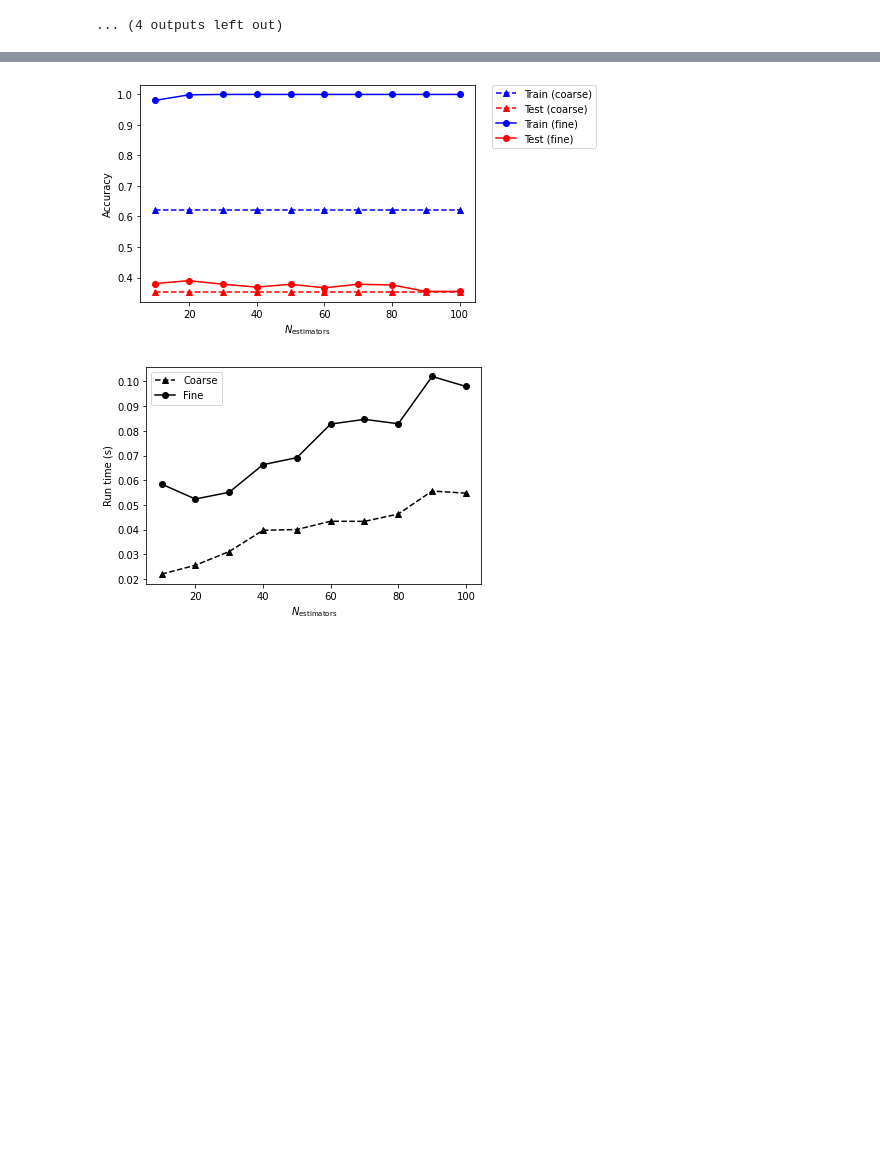
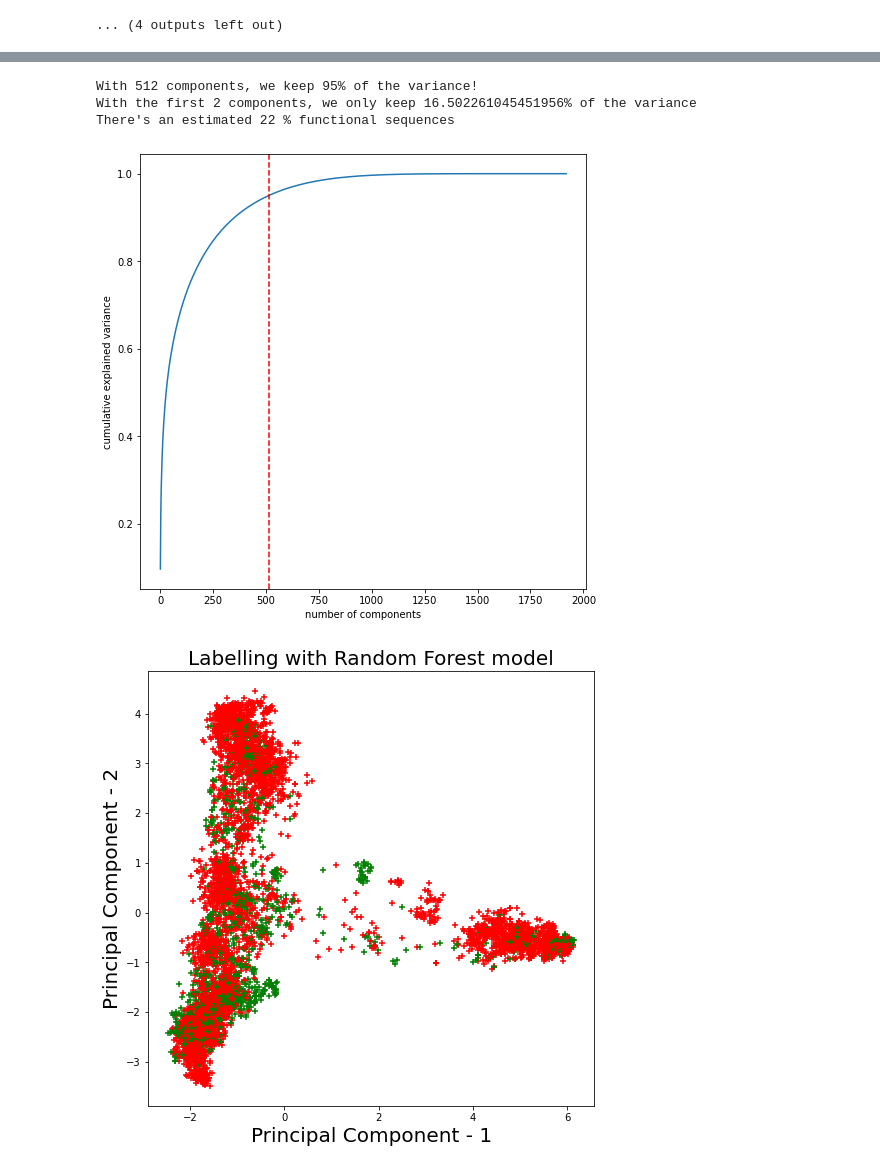
Before and after one commit to PHouzel/PCS_ML_2021, a Jupyter notebook: main.ipynb, the cells around one changed output, grey strips where cells are left out. Drawn from its saved outputs; the diff is of its cells as text; code cells hidden in the pictures; blank space fills up the shorter version.

```diff
--- a/main.ipynb
+++ b/main.ipynb
@@ -786,28 +748,26 @@ time (s)       train score    OOB estimate   test score
-# %%
-plt.figure()
-plt.plot(n_estimator_range,ETC_train_accuracy[1],'--b^',label='Train (coarse)')
-plt.plot(n_estimator_range,ETC_test_accuracy[1],'--r^',label='Test (coarse)')
-
-plt.plot(n_estimator_range,ETC_train_accuracy[0],'o-b',label='Train (fine)')
-plt.plot(n_estimator_range,ETC_test_accuracy[0],'o-r',label='Test (fine)')
-
-#plt.semilogx(lmbdas,train_accuracy_SGD,'*--b',label='SGD train')
-
-plt.xlabel('$N_\mathrm{estimators}$')
-plt.ylabel('Accuracy')
-lgd=plt.legend(bbox_to_anchor=(1.05, 1), loc=2, borderaxespad=0.)
-
-plt.show()
-
-plt.plot(n_estimator_range, run_time[1], '--k^',label='Coarse')
-plt.plot(n_estimator_range, run_time[0], 'o-k',label='Fine')
-plt.xlabel('$N_\mathrm{estimators}$')
-plt.ylabel('Run time (s)')
-
-
-plt.legend(loc=2)
-
-plt.show()
-# %% [output]
-[figure, removed]
-[figure, removed]
+# %%
+myRF_clf = classifer(
+    n_estimators=min_estimators,
+    max_depth=None,
+    min_samples_split=7, # minimum number of sample per leaf
+    oob_score=True,
+    random_state=0,
+    warm_start=True # this ensures that you add estimators without retraining everything
+)
+
+myRF_clf.set_params(n_estimators=35)
+myRF_clf.fit(X_train, Y_train)
+
+predictions = myRF_clf.predict(np.array(encoded_data_unlab))
+#functionality = [1 if predictions[0]==0 else 0 for prediction in predictions]
+# %%
+pcs_pred = apply_PCA(encoded_data_unlab)
+visualize_pcs(pcs_pred, predictions, "Labelling with Random Forest model")
+
+print("There's an estimated " + str(int(np.sum(predictions)*100/6269)) + " % functional sequences")
+# %% [output]
+With 512 components, we keep 95% of the variance!
+With the first 2 components, we only keep 16.502261045451956% of the variance
+There's an estimated 22 % functional sequences
+[figure, added]
+[figure, added]
```
Also changed, not shown: parts of 14 cells of this notebook, 2 other files.
